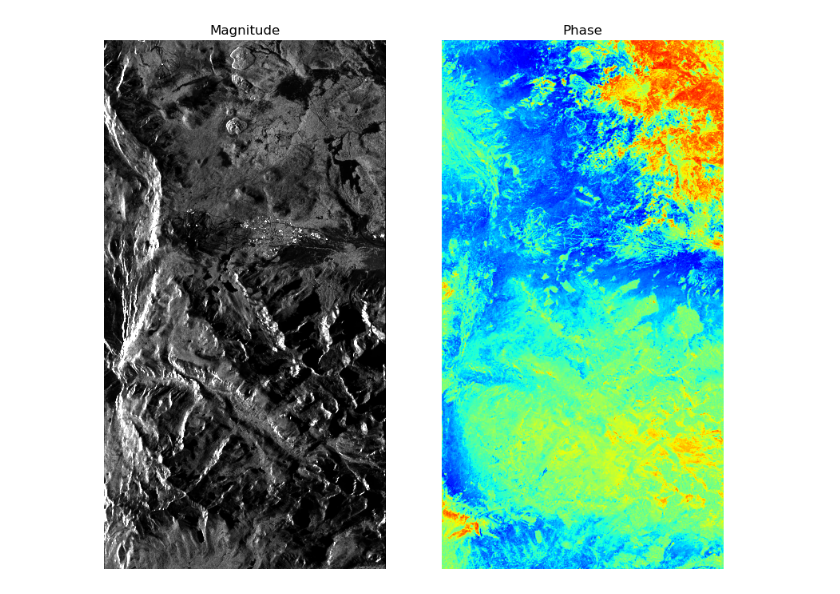
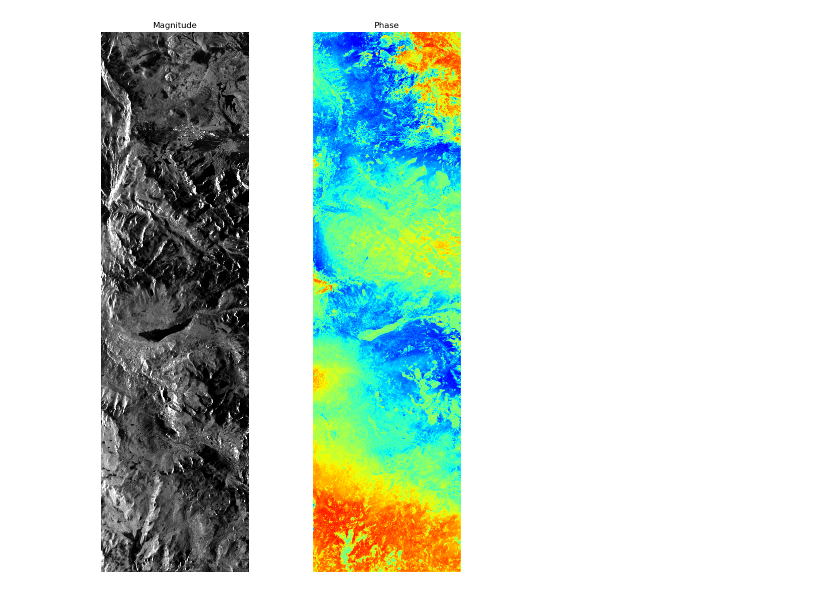
Before and after one commit to jacktarricone/ch3_fusion, a Jupyter notebook: int_plot_test.ipynb, the cells around one changed output. Cells and saved outputs as stored; diff of their text form; code cells hidden in the pictures.

```diff
--- a/int_plot_test.ipynb
+++ b/int_plot_test.ipynb
@@ -30,24 +32,24 @@ NameError: name 'gdal' is not defined
 # %%
 # plot amplitude and wrapped interferogram
 
-w_int = '/Users/jtarrico/sierra_isce/igrams/20200131T1903_20200212T2211/20200131T1903_20200212T2211.int'
+w_int = '/Users/jtarrico/sierra_isce_multi/download/int/20200131T1903_20200212T2211/20200131T1903_20200212T2211.int.vrt'
 ds = gdal.Open(w_int, gdal.GA_ReadOnly)
 igram = ds.GetRasterBand(1).ReadAsArray()
 ds = None
 
 fig = plt.figure(figsize=(10, 14))
 
 ax = fig.add_subplot(1,2,1)
-ax.imshow(np.abs(igram), vmin = 0 , vmax = 10.0, cmap = 'gray')
+ax.imshow(np.abs(igram), vmin = 0, vmax = .3, cmap = 'gray')
 ax.set_title("Magnitude")
 ax.set_axis_off()
 
 ax = fig.add_subplot(1,2,2)
 ax.imshow(np.angle(igram), cmap = 'jet', vmax = 3.14, vmin = -3.14)
 ax.set_title("Phase")
 ax.set_axis_off()
 # %% [output]
-[figure, old version]
+[figure, new version]
 # %%
 show_hist(np.abs(igram), bins = 100)
 show_hist(np.angle(igram), bins = 100)
```
Also changed, not shown: parts of 3 cells of this notebook, 1 other file.
